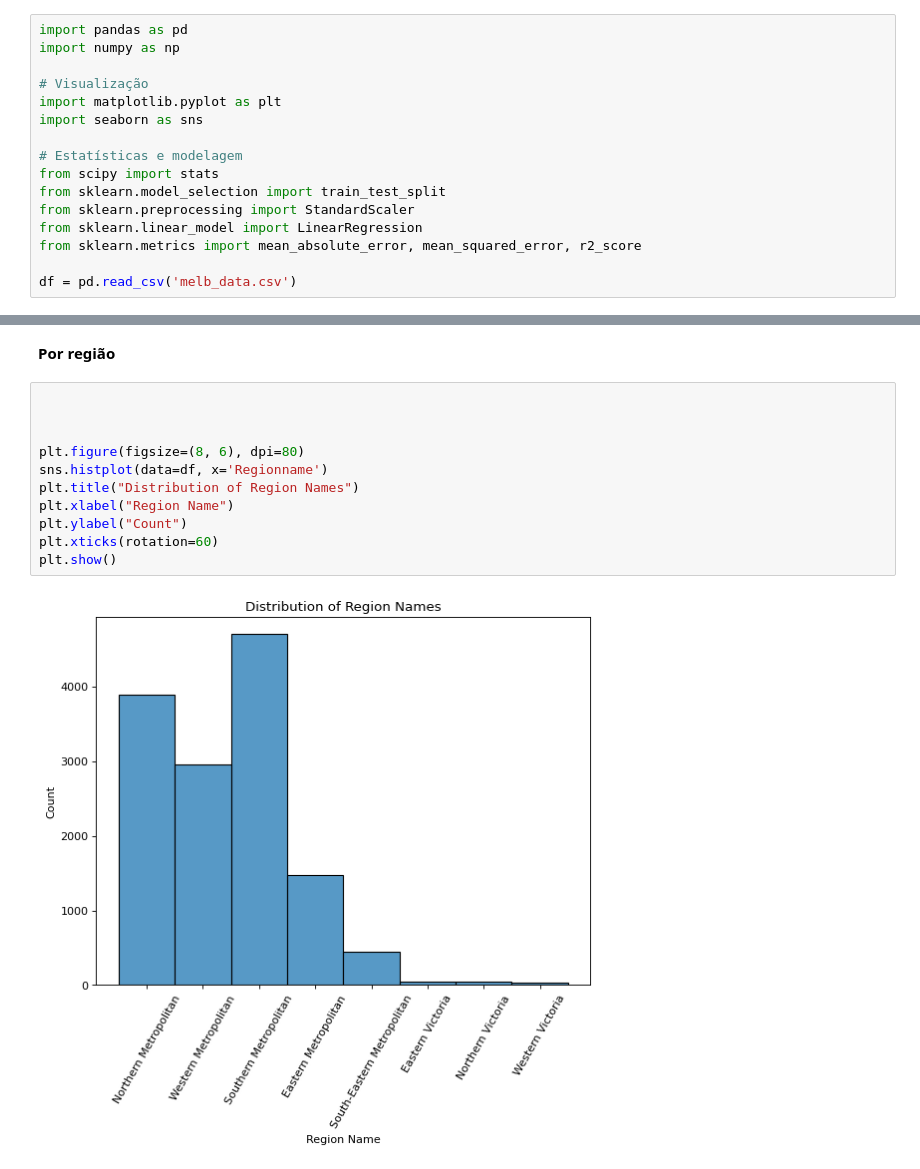
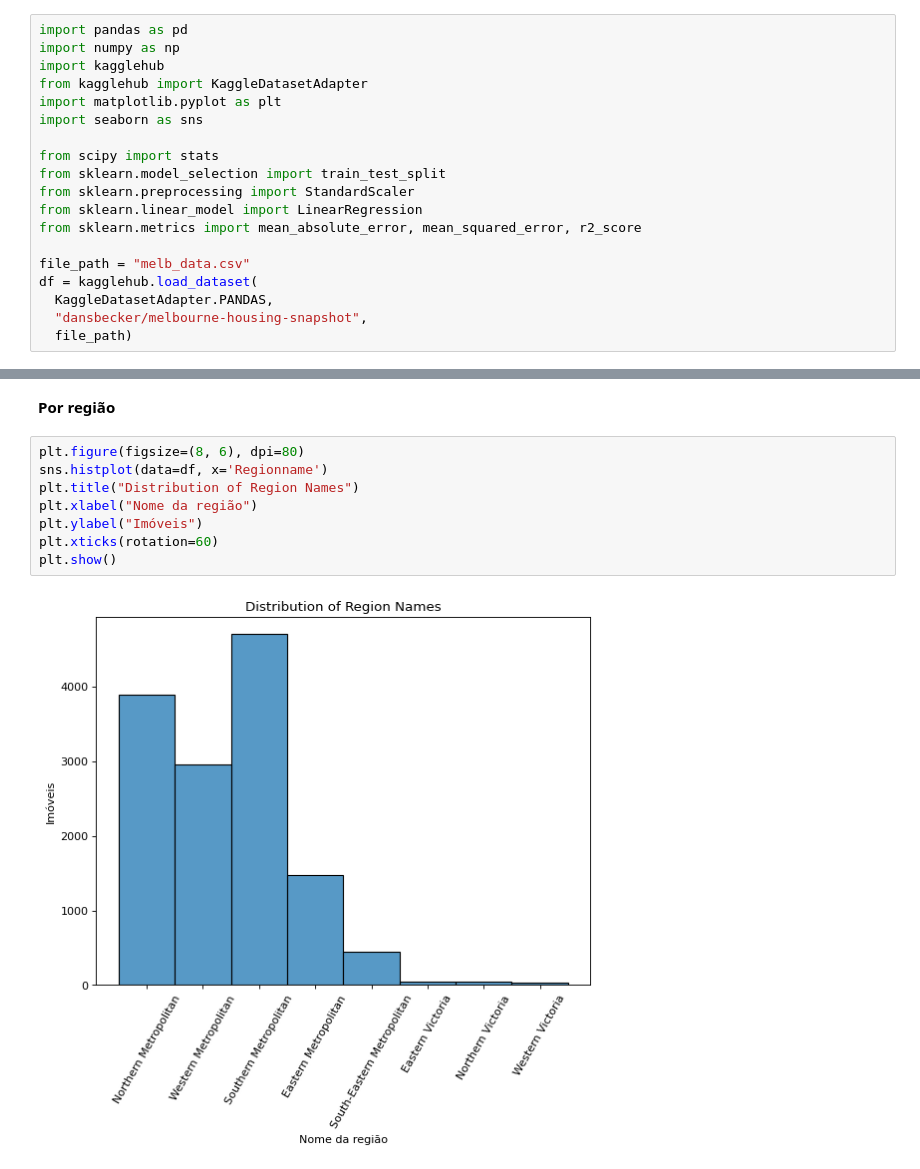
Before and after one commit to GaBevilacqua/CD, a Jupyter notebook: Melbourne.ipynb, the cells around one changed output, grey strips where cells are left out. Drawn from its saved outputs; the diff is of its cells as text.

```diff
--- a/Melbourne.ipynb
+++ b/Melbourne.ipynb
@@ -3,16 +15,19 @@
 # %%
 import pandas as pd
 import numpy as np
-
-# Visualização
+import kagglehub
+from kagglehub import KaggleDatasetAdapter
 import matplotlib.pyplot as plt
 import seaborn as sns
 
-# Estatísticas e modelagem
 from scipy import stats
 from sklearn.model_selection import train_test_split
 from sklearn.preprocessing import StandardScaler
 from sklearn.linear_model import LinearRegression
 from sklearn.metrics import mean_absolute_error, mean_squared_error, r2_score
 
-df = pd.read_csv('melb_data.csv')
+file_path = "melb_data.csv"
+df = kagglehub.load_dataset(
+  KaggleDatasetAdapter.PANDAS,
+  "dansbecker/melbourne-housing-snapshot",
+  file_path)
@@ -131,15 +187,12 @@ df.hist(figsize=(20,10));
 # %% [markdown]
 **Por região**
 # %%
-
-
-
 plt.figure(figsize=(8, 6), dpi=80)
 sns.histplot(data=df, x='Regionname')
 plt.title("Distribution of Region Names")
-plt.xlabel("Region Name")
-plt.ylabel("Count")
+plt.xlabel("Nome da região")
+plt.ylabel("Imóveis")
 plt.xticks(rotation=60)
 plt.show()
 # %% [output]
-[figure, old version]
+[figure, new version]
```
Also changed, not shown: parts of 28 cells of this notebook.
